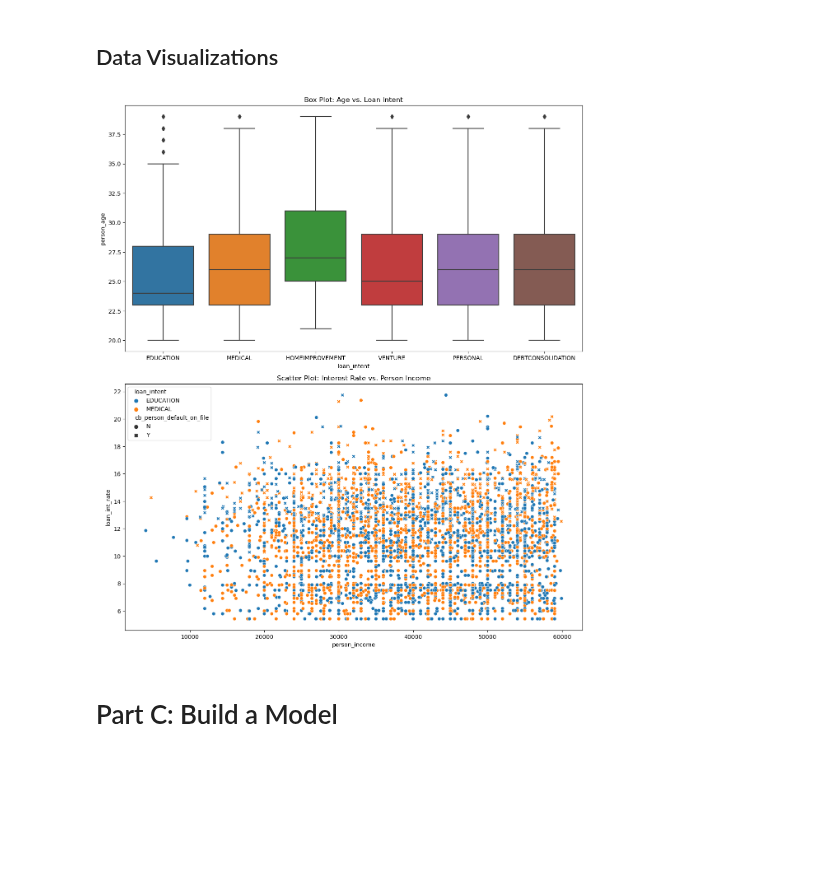
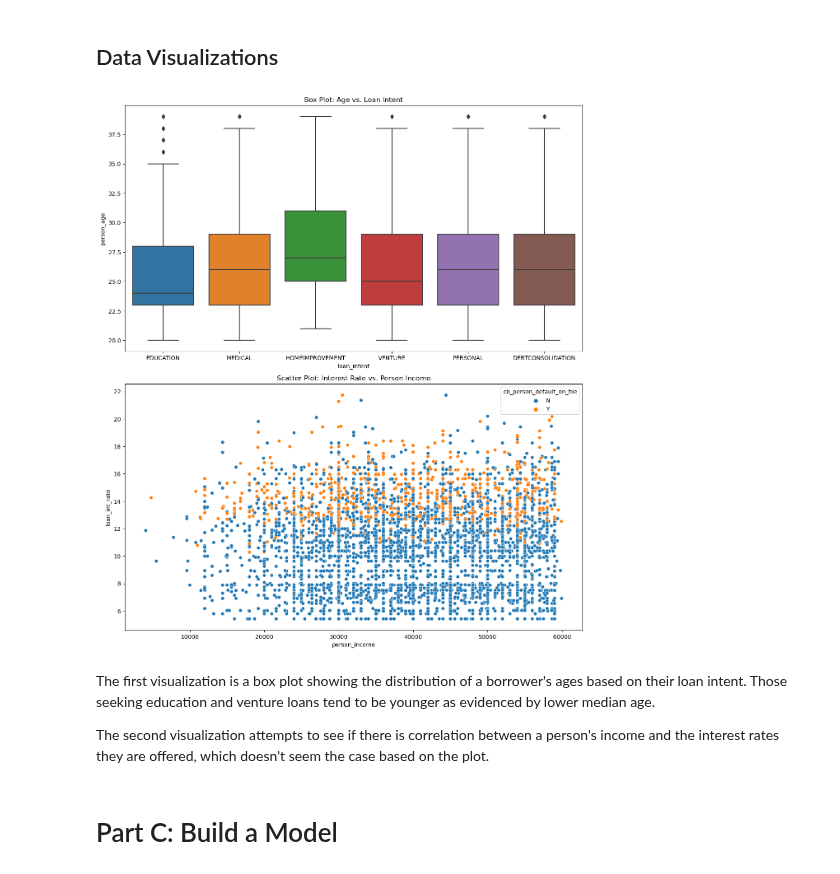
Before and after one commit to lucasf46/lucasf46.github.io, a Jupyter notebook: posts/BlogPost2/BlogPost2-2.ipynb, the cells around one changed output. Cells and saved outputs as stored; diff of their text form; code cells hidden in the pictures; blank space fills up the shorter version.

```diff
--- a/posts/BlogPost2/BlogPost2-2.ipynb
+++ b/posts/BlogPost2/BlogPost2-2.ipynb
@@ -79,35 +79,39 @@ The summary table above shows how a person's home ownership relates to the amoun
 # %%
 # Graph setup
 plt.figure(figsize=(12, 20))
 
 # Modify dataset to remove datapoints with person_age > 90 and person_employment_length > 40
 mod_df_train = df_train[df_train['person_age'] < 40]
 mod_df_train = mod_df_train[mod_df_train['person_emp_length'] < 40]
 
 plt.subplot(3, 1, 1, title="Box Plot: Age vs. Loan Intent")
 sns.boxplot(x= "loan_intent", y= "person_age", data= mod_df_train)
 
 #plt.subplot(3, 1, 2, title="Scatter Plot: Interest Rate vs. Employment Length")
 #sns.scatterplot(x= 'person_home_ownership', y= 'person_income', hue= 'cb_person_default_on_file', data= df_train)
 #sns.barplot(x= 'person_home_ownership', y= 'person_income', hue= 'cb_person_default_on_file', data= df_train)
 
 #Medical_Education_Venture = ["MEDICAL", "EDUCATION", "VENTURE"]
 Medical_Education_Venture = ["MEDICAL", "EDUCATION"]
 
 mod_df_train = mod_df_train[mod_df_train['person_income'] < 60000]
 filtered_df = mod_df_train[mod_df_train['loan_intent'].isin(Medical_Education_Venture)]
 
 
 
 plt.subplot(3, 1, 2, title="Scatter Plot: Interest Rate vs. Person Income")
-#sns.scatterplot(x= 'person_income', y= 'loan_int_rate', hue= 'cb_person_default_on_file', style= 'loan_intent' , data= df_train)
-sns.scatterplot(x= 'person_income', y= 'loan_int_rate', style= 'cb_person_default_on_file', hue= 'loan_intent' , data= filtered_df)
+sns.scatterplot(x= 'person_income', y= 'loan_int_rate', hue= 'cb_person_default_on_file', data= filtered_df)
+#sns.scatterplot(x= 'person_income', y= 'loan_int_rate', style= 'cb_person_default_on_file', hue= 'loan_intent' , data= filtered_df)
 
 
 plt.tight_layout()
 plt.show()
 # %% [output]
-[figure, old version]
+[figure, new version]
+# %% [markdown]
+The first visualization is a box plot showing the distribution of a borrower's ages based on their loan intent. Those seeking education and venture loans tend to be younger as evidenced by lower median age.
+
+The second visualization attempts to see if there is correlation between a person's income and the interest rates they are offered, which doesn't seem the case based on the plot.
 # %% [markdown]
 # Part C: Build a Model
 # %% [markdown]
```
Also changed, not shown: parts of 6 cells of this notebook, 6 other files.
